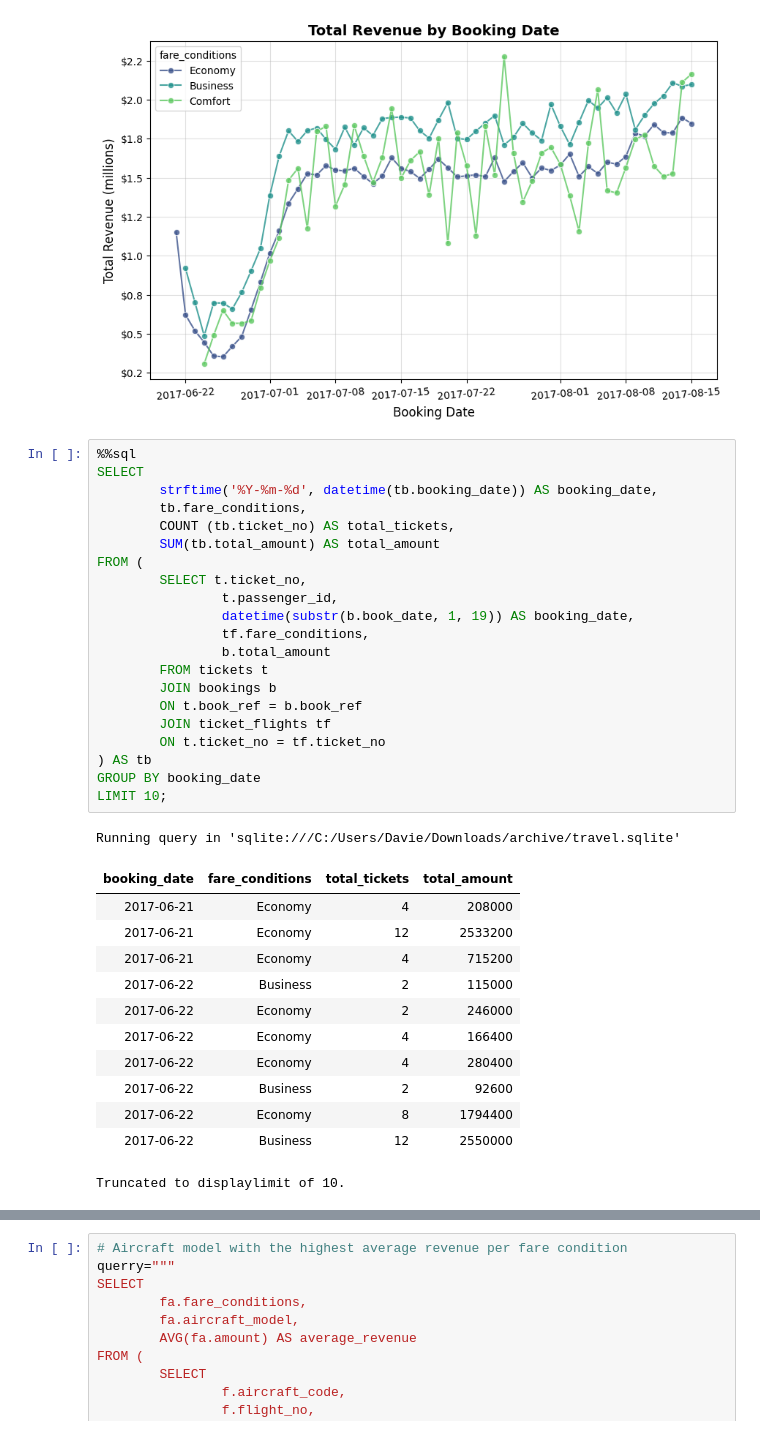
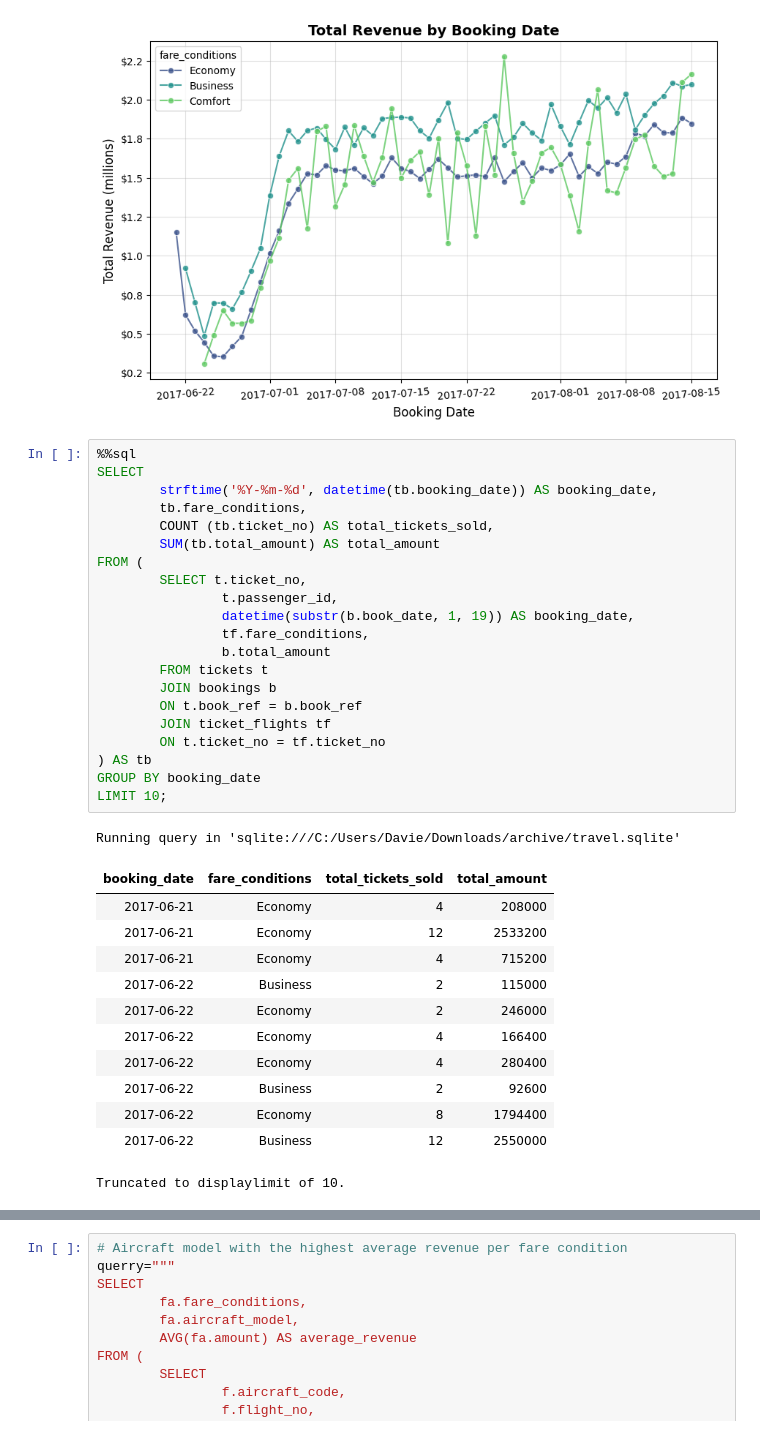
Before and after one commit to Daviedavie100/SQL_Projects, a Jupyter notebook: data.ipynb, the cells around one changed output, grey strips where cells are left out. Cells and saved outputs as stored; diff of their text form.

```diff
--- a/data.ipynb
+++ b/data.ipynb
@@ -1241,27 +1241,27 @@ plt.show();
 # %%
 %%sql
 SELECT
         strftime('%Y-%m-%d', datetime(tb.booking_date)) AS booking_date,
         tb.fare_conditions,
-        COUNT (tb.ticket_no) AS total_tickets,
+        COUNT (tb.ticket_no) AS total_tickets_sold,
         SUM(tb.total_amount) AS total_amount
 FROM (
         SELECT t.ticket_no,
                 t.passenger_id,
                 datetime(substr(b.book_date, 1, 19)) AS booking_date,
                 tf.fare_conditions,
                 b.total_amount
         FROM tickets t
         JOIN bookings b
         ON t.book_ref = b.book_ref
         JOIN ticket_flights tf
         ON t.ticket_no = tf.ticket_no
 ) AS tb
 GROUP BY booking_date
 LIMIT 10;
 # %% [output]
 Running query in 'sqlite:///C:/Users/Davie/Downloads/archive/travel.sqlite'
-| booking_date | fare_conditions | total_tickets | total_amount |
+| booking_date | fare_conditions | total_tickets_sold | total_amount |
 | 2017-06-21 | Economy | 4 | 208000 |
 | 2017-06-21 | Economy | 12 | 2533200 |
 | 2017-06-21 | Economy | 4 | 715200 |
```
Also changed, not shown: parts of 1 cell of this notebook.
